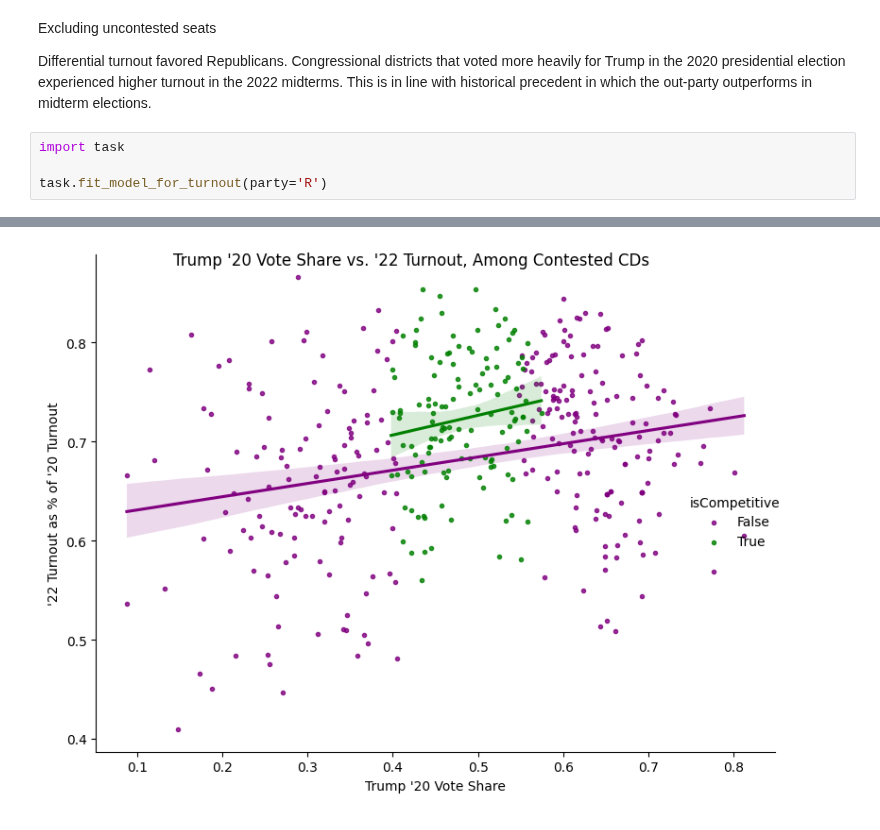
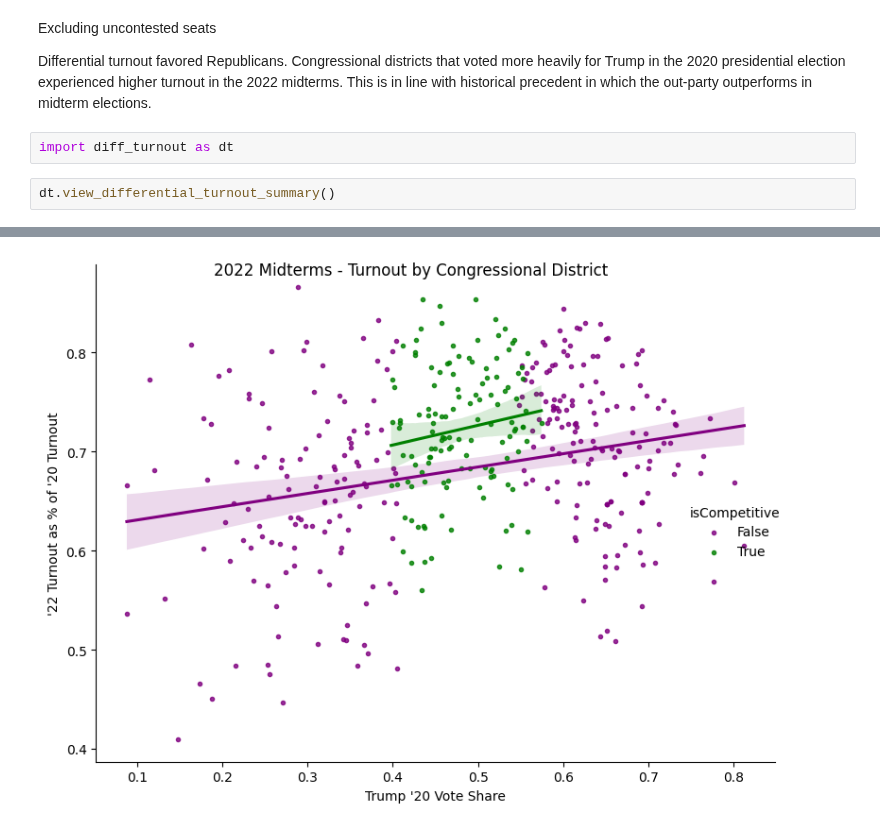
Before and after one commit to dcadata/2022-congressional-performance-by-region, a Jupyter notebook: DifferentialTurnout.ipynb, the cells around one changed output, grey strips where cells are left out. Saved outputs shown, nothing was run; the diff lists cells and outputs as text.

Commit message:
Move differential turnout to separate file

```diff
--- a/DifferentialTurnout.ipynb
+++ b/DifferentialTurnout.ipynb
@@ -4,10 +4,10 @@
 Excluding uncontested seats
 
 Differential turnout favored Republicans. Congressional districts that voted more heavily for Trump in the 2020 presidential election experienced higher turnout in the 2022 midterms. This is in line with historical precedent in which the out-party outperforms in midterm elections.
+# %%
+import diff_turnout as dt
 # %%
-import task
-
-task.fit_model_for_turnout(party='R')
+dt.view_differential_turnout_summary()
 # %% [output]
                             OLS Regression Results
 ==============================================================================
@@ -19,11 +19,11 @@ Time:                        11:02:10   Log-Likelihood:                 460.53
 No. Observations:                 409   AIC:                            -915.1
 Df Residuals:                     406   BIC:                            -903.0
 Df Model:                           2
 Covariance Type:            nonrobust
 =========================================================================================
 ... (10 lines left out)
 ==============================================================================
 
 Notes:
 [1] Standard Errors assume that the covariance matrix of the errors is correctly specified.
-[figure, old version]
+[figure, new version]
```
Also changed, not shown: parts of 2 cells of this notebook, 2 other files.
